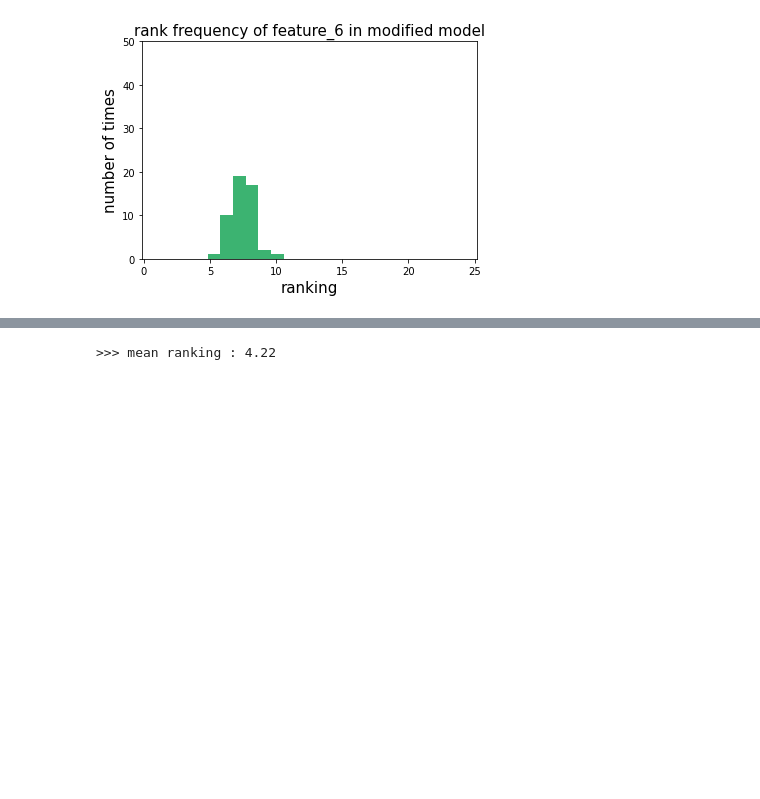
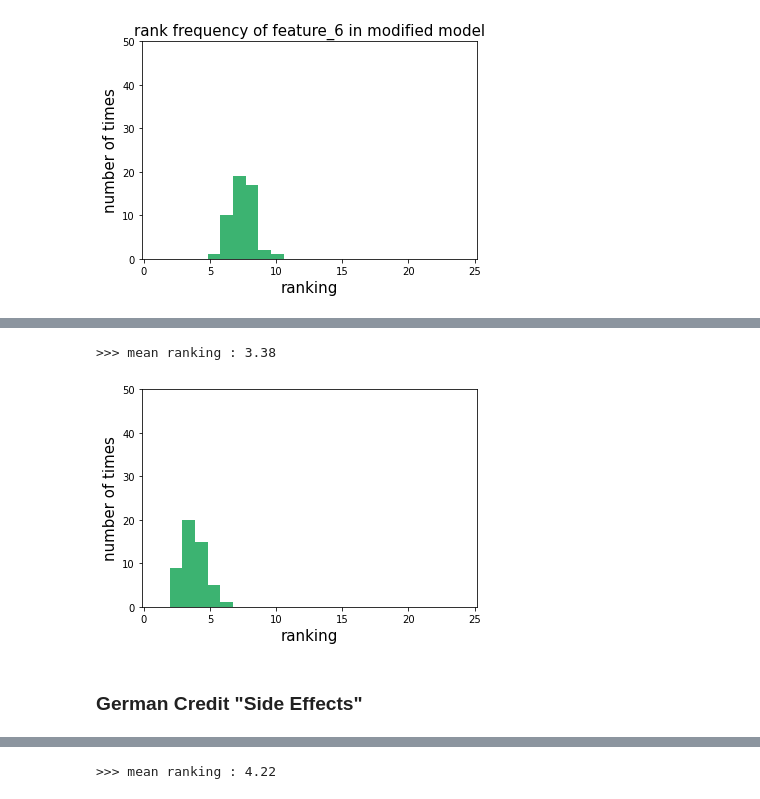
Before and after one commit to takehigu26/adv_exp, a Jupyter notebook: my_adv_exp/experiment_notebook.ipynb, the cells around one changed output, grey strips where cells are left out. Saved outputs shown, nothing was run; the diff lists cells and outputs as text; code cells hidden in the pictures; blank space fills up the shorter version.

```diff
--- a/my_adv_exp/experiment_notebook.ipynb
+++ b/my_adv_exp/experiment_notebook.ipynb
@@ -307,0 +363,11 @@ plot_histogram(get_german,
+# %%
+print(">>> mean ranking : " + str(sum(rankings_mod_g2[1])/len(rankings_mod_g2[1])))
+plot_histogram2(get_german,
+              rankings = rankings_mod_g2[1],
+              idx = 6,
+              modified = True)
+# %% [output]
+>>> mean ranking : 3.38
+[figure, added]
+# %% [markdown]
+### German Credit "Side Effects"
```
Also changed, not shown: parts of 11 cells of this notebook, 8 other files.
